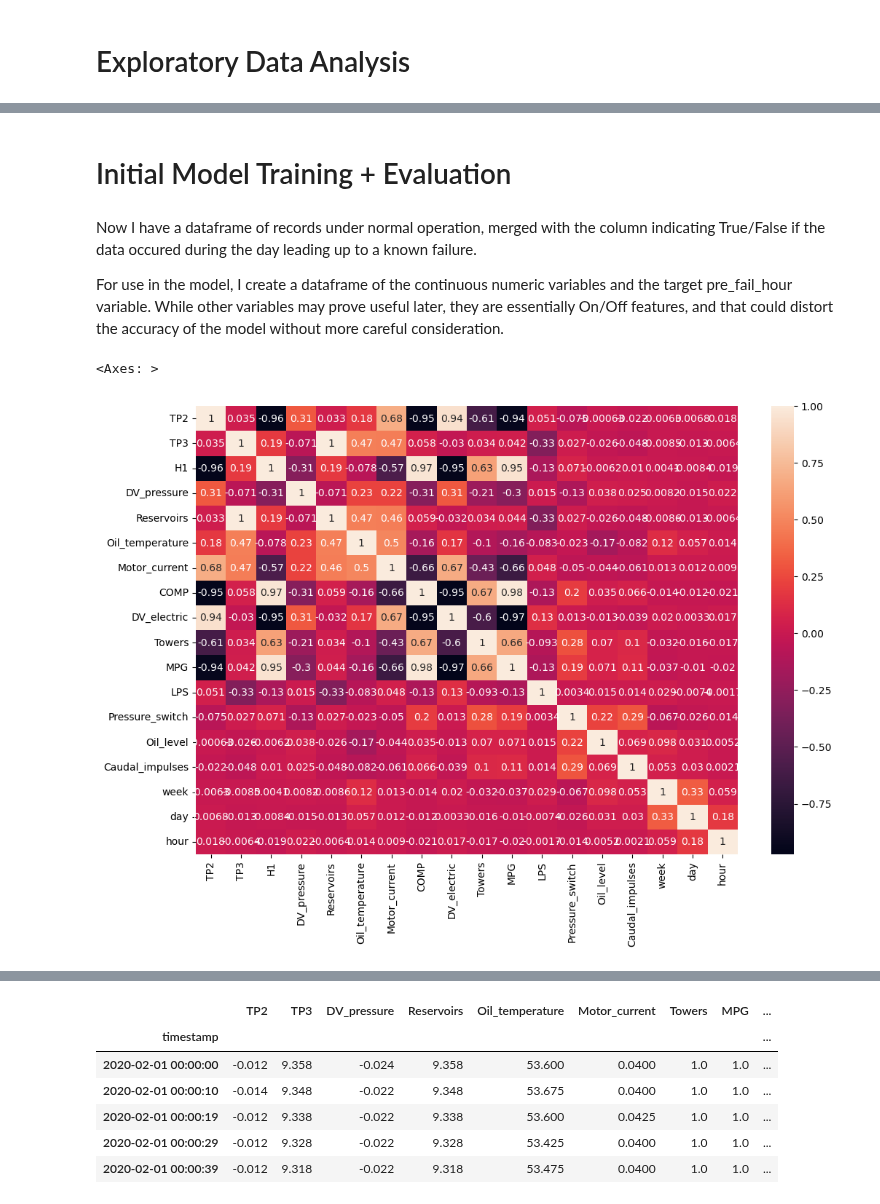
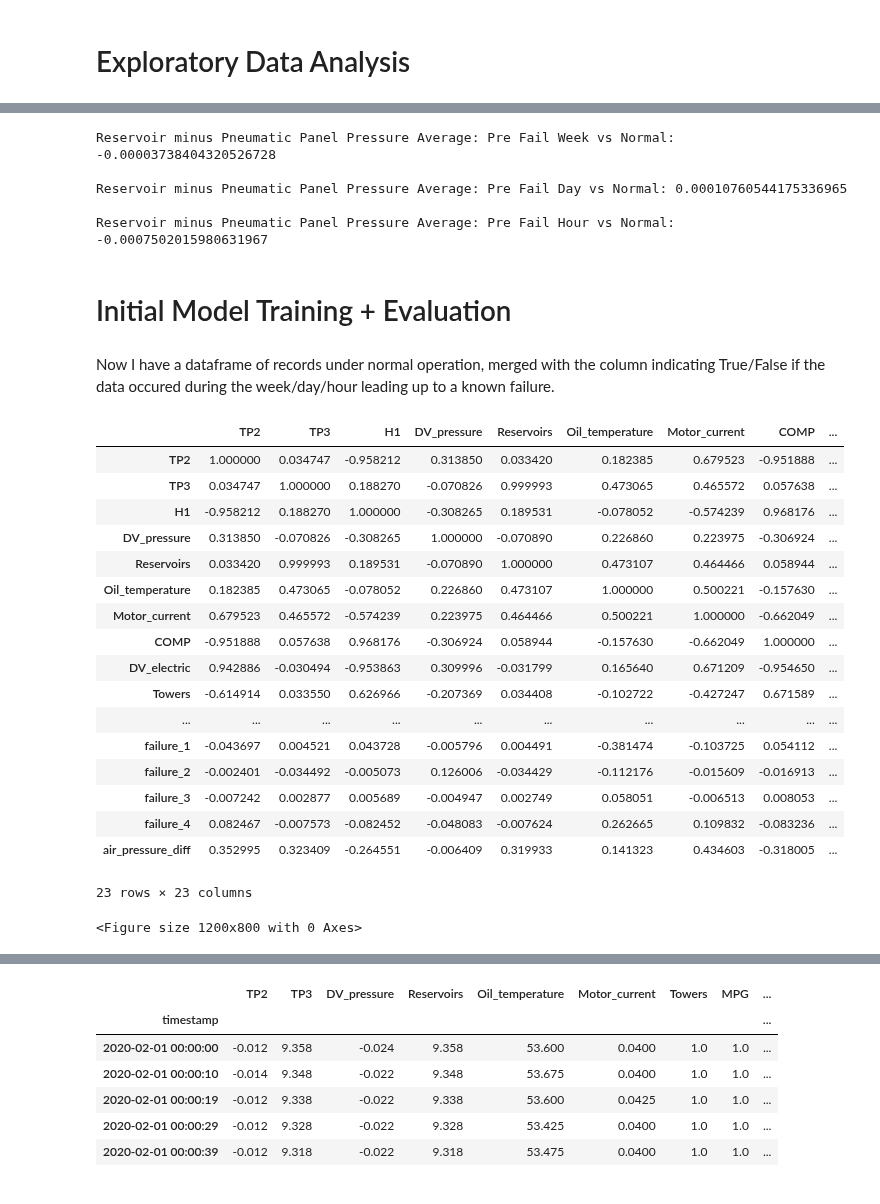
Before and after one commit to Dave-Codes/Predictive-Maintenance, a Jupyter notebook: predictive-maintenance-metropt-3.ipynb, the cells around one changed output, grey strips where cells are left out. Cells and saved outputs as stored; diff of their text form; code cells hidden in the pictures.

```diff
--- a/predictive-maintenance-metropt-3.ipynb
+++ b/predictive-maintenance-metropt-3.ipynb
@@ -140,0 +378,5 @@ metro_df_large = metro_df_large.rename(columns={'DV_eletric':'DV_electric'}).dro
+# %%
+# Merging the dataframe of binary pre failure columns with the normal operation dataframe
+model_df = normal_op_df.merge(pre_failures_df, left_index=True, right_index=True)
+
+model_df.head()
@@ -455,20 +619,53 @@ Next, I create a comparison of the DV_pressure between normal operation data and
+# %%
+# Creating a column of the difference in air pressure between the pneumatic panel and the reservoirs
+model_df['air_pressure_diff'] = model_df['TP3'] - model_df['Reservoirs']
+
+air_press_diff_week = model_df.groupby('pre_fail_week')['air_pressure_diff'].mean()
+print("Reservoir minus Pneumatic Panel Pressure Average: Pre Fail Week vs Normal: "+f'{air_press_diff_week[0]-air_press_diff_week[1]:.20f}'+'\n')
+
+air_press_diff_day = model_df.groupby('pre_fail_day')['air_pressure_diff'].mean()
+print("Reservoir minus Pneumatic Panel Pressure Average: Pre Fail Day vs Normal: "+f'{air_press_diff_day[0]-air_press_diff_day[1]}'+'\n')
+
+air_press_diff_hour = model_df.groupby('pre_fail_hour')['air_pressure_diff'].mean()
+print("Reservoir minus Pneumatic Panel Pressure Average: Pre Fail Hour vs Normal: "+f'{air_press_diff_hour[0]-air_press_diff_hour[1]}')
+# %% [output]
+Reservoir minus Pneumatic Panel Pressure Average: Pre Fail Week vs Normal: -0.00003738404320526728
+
+Reservoir minus Pneumatic Panel Pressure Average: Pre Fail Day vs Normal: 0.00010760544175336965
+
+Reservoir minus Pneumatic Panel Pressure Average: Pre Fail Hour vs Normal: -0.0007502015980631967
 # %% [markdown]
 # Initial Model Training + Evaluation
 # %% [markdown]
-Now I have a dataframe of records under normal operation, merged with the column indicating True/False if the data occured during the day leading up to a known failure.
-
-For use in the model, I create a dataframe of the continuous numeric variables and the target pre_fail_hour variable. While other variables may prove useful later, they are essentially On/Off features, and that could distort the accuracy of the model without more careful consideration.
+Now I have a dataframe of records under normal operation, merged with the column indicating True/False if the data occured during the week/day/hour leading up to a known failure.
 # %%
 plt.figure(figsize=(12,8))
 
 # This calculates the correlation between each feature and all of the others
 corr = model_df.corr()
 
 # Creating and plotting the heatmap with seaborn
-sns.heatmap(corr, annot=True)
+corr
 # %% [output]
+|  | TP2 | TP3 | H1 | DV_pressure | Reservoirs | Oil_temperature | Motor_current | COMP | ... |
+| TP2 | 1.000000 | 0.034747 | -0.958212 | 0.313850 | 0.033420 | 0.182385 | 0.679523 | -0.951888 | ... |
+| TP3 | 0.034747 | 1.000000 | 0.188270 | -0.070826 | 0.999993 | 0.473065 | 0.465572 | 0.057638 | ... |
+| H1 | -0.958212 | 0.188270 | 1.000000 | -0.308265 | 0.189531 | -0.078052 | -0.574239 | 0.968176 | ... |
+| DV_pressure | 0.313850 | -0.070826 | -0.308265 | 1.000000 | -0.070890 | 0.226860 | 0.223975 | -0.306924 | ... |
+| Reservoirs | 0.033420 | 0.999993 | 0.189531 | -0.070890 | 1.000000 | 0.473107 | 0.464466 | 0.058944 | ... |
+| Oil_temperature | 0.182385 | 0.473065 | -0.078052 | 0.226860 | 0.473107 | 1.000000 | 0.500221 | -0.157630 | ... |
+| Motor_current | 0.679523 | 0.465572 | -0.574239 | 0.223975 | 0.464466 | 0.500221 | 1.000000 | -0.662049 | ... |
+| COMP | -0.951888 | 0.057638 | 0.968176 | -0.306924 | 0.058944 | -0.157630 | -0.662049 | 1.000000 | ... |
+| DV_electric | 0.942886 | -0.030494 | -0.953863 | 0.309996 | -0.031799 | 0.165640 | 0.671209 | -0.954650 | ... |
+| Towers | -0.614914 | 0.033550 | 0.626966 | -0.207369 | 0.034408 | -0.102722 | -0.427247 | 0.671589 | ... |
+| ... | ... | ... | ... | ... | ... | ... | ... | ... | ... |
+| failure_1 | -0.043697 | 0.004521 | 0.043728 | -0.005796 | 0.004491 | -0.381474 | -0.103725 | 0.054112 | ... |
+| failure_2 | -0.002401 | -0.034492 | -0.005073 | 0.126006 | -0.034429 | -0.112176 | -0.015609 | -0.016913 | ... |
+| failure_3 | -0.007242 | 0.002877 | 0.005689 | -0.004947 | 0.002749 | 0.058051 | -0.006513 | 0.008053 | ... |
+| failure_4 | 0.082467 | -0.007573 | -0.082452 | -0.048083 | -0.007624 | 0.262665 | 0.109832 | -0.083236 | ... |
+| air_pressure_diff | 0.352995 | 0.323409 | -0.264551 | -0.006409 | 0.319933 | 0.141323 | 0.434603 | -0.318005 | ... |
-<Axes: >
+23 rows × 23 columns
-[figure, removed]
+<Figure size 1200x800 with 0 Axes>
 # %%
 # Dropping the highly correlated columns
 model_df = model_df.drop(columns=['H1', 'DV_electric', 'COMP'])
```
Also changed, not shown: parts of 98 cells of this notebook.
